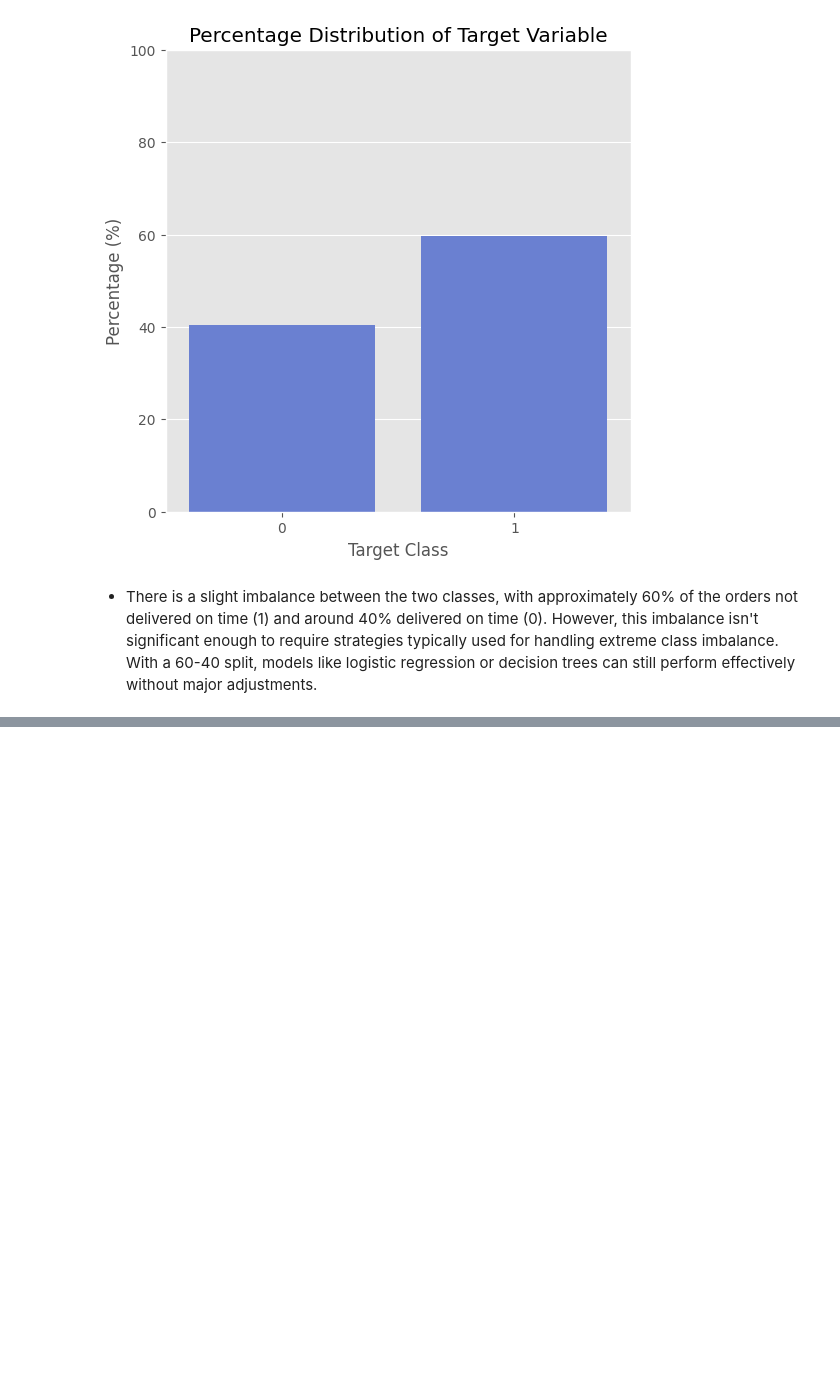
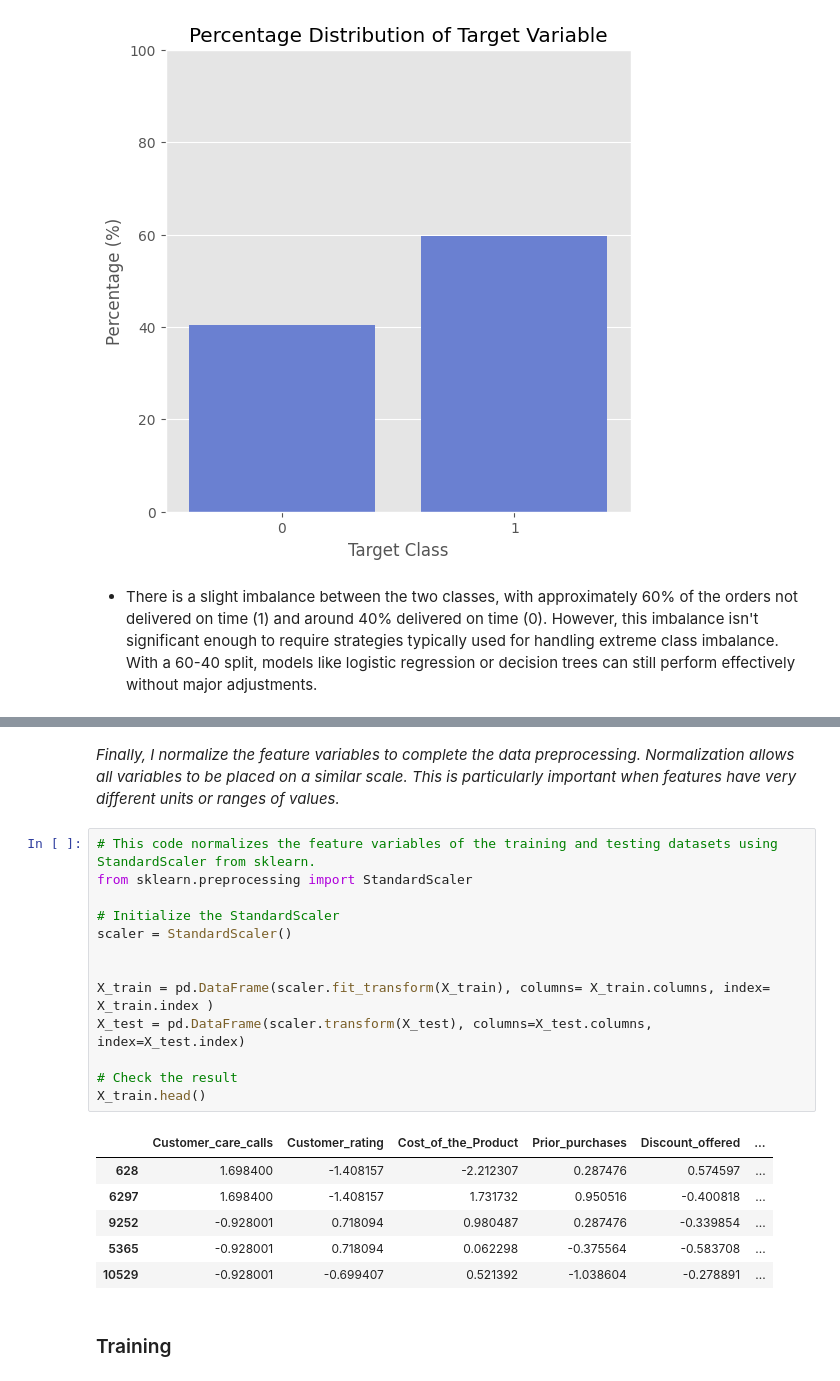
Before and after one commit to 0xArnaudR/Commerce-Retail, a Jupyter notebook: E-Commerce Shipping Data.ipynb, the cells around one changed output, grey strips where cells are left out. Drawn from its saved outputs; the diff is of its cells as text; blank space fills up the shorter version.

```diff
--- a/E-Commerce Shipping Data.ipynb
+++ b/E-Commerce Shipping Data.ipynb
@@ -333,0 +393,24 @@ And many more
+# %% [markdown]
+*Finally, I normalize the feature variables to complete the data preprocessing. Normalization allows all variables to be placed on a similar scale. This is particularly important when features have very different units or ranges of values.*
+# %%
+# This code normalizes the feature variables of the training and testing datasets using StandardScaler from sklearn.
+from sklearn.preprocessing import StandardScaler
+
+# Initialize the StandardScaler
+scaler = StandardScaler()
+
+
+X_train = pd.DataFrame(scaler.fit_transform(X_train), columns= X_train.columns, index= X_train.index )
+X_test = pd.DataFrame(scaler.transform(X_test), columns=X_test.columns, index=X_test.index)
+
+# Check the result
+X_train.head()
+# %% [output]
+|  | Customer_care_calls | Customer_rating | Cost_of_the_Product | Prior_purchases | Discount_offered | ... |
+| 628 | 1.698400 | -1.408157 | -2.212307 | 0.287476 | 0.574597 | ... |
+| 6297 | 1.698400 | -1.408157 | 1.731732 | 0.950516 | -0.400818 | ... |
+| 9252 | -0.928001 | 0.718094 | 0.980487 | 0.287476 | -0.339854 | ... |
+| 5365 | -0.928001 | 0.718094 | 0.062298 | -0.375564 | -0.583708 | ... |
+| 10529 | -0.928001 | -0.699407 | 0.521392 | -1.038604 | -0.278891 | ... |
+# %% [markdown]
+### Training
```
Also changed, not shown: parts of 24 cells of this notebook.
